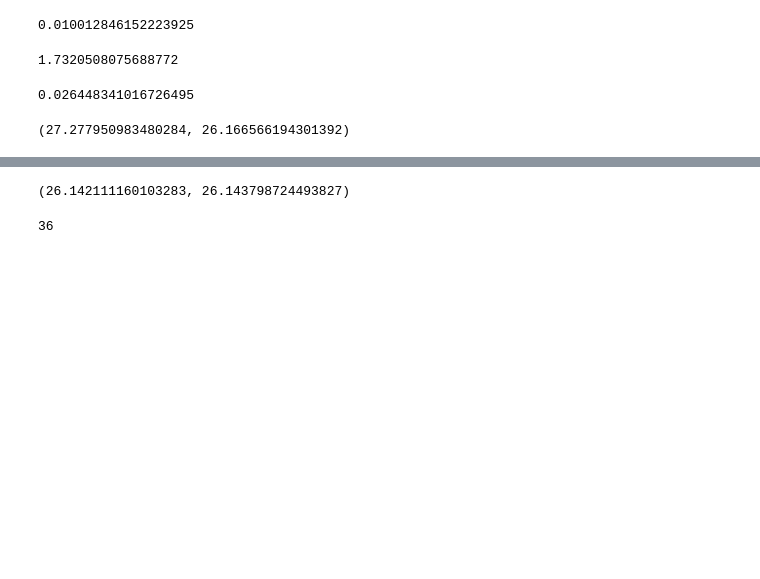
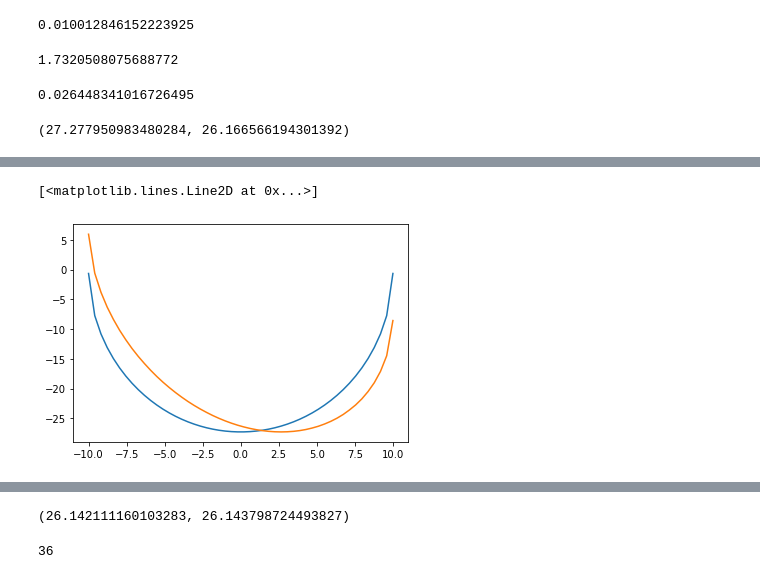
Before and after one commit to millsjc/pycbc, a Jupyter notebook: test_hm/playground/dt_lookup.ipynb, the cells around one changed output, grey strips where cells are left out. Drawn from its saved outputs; the diff is of its cells as text; code cells hidden in the pictures; blank space fills up the shorter version.

```diff
--- a/test_hm/playground/dt_lookup.ipynb
+++ b/test_hm/playground/dt_lookup.ipynb
@@ -69,0 +70,19 @@ hist(t_diff21, **hist_kwargs);
+# %%
+def get_bounds(dt, a=0.010012846152223925*1000, c=0.027287979933844225*1000):
+    dt_2 = c * sqrt(1-dt**2/a**2)
+    return -dt_2, dt_2
+
+def get_bounds_2(dt, eps=0.01):
+    idx = (t_diff21<dt+eps)&(t_diff21>dt-eps)
+    dt2 = t_diff32[idx]
+    return min(dt2), max(dt2)
+# %%
+dt = linspace(-10.01, 10.01, 50)
+b1 = get_bounds(dt)
+b2 = array([get_bounds_2(i) for i in dt]).T
+# %%
+plot(dt, b1[0])
+plot(dt, b2[0])
+# %% [output]
+[<matplotlib.lines.Line2D at 0x...>]
+[figure, added]
```
Also changed, not shown: parts of 23 cells of this notebook, 3 other files.
